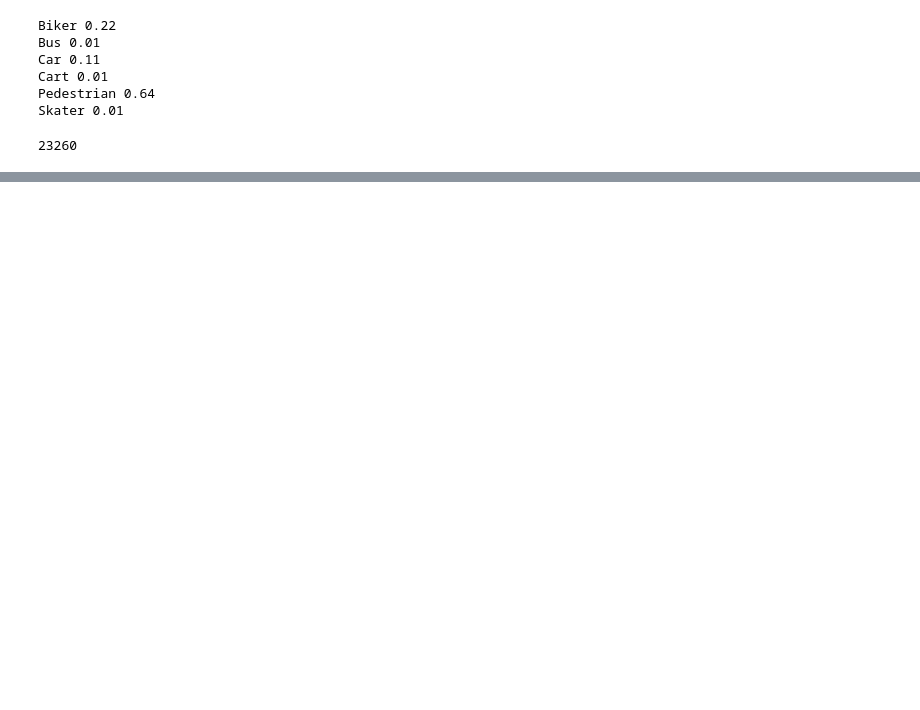
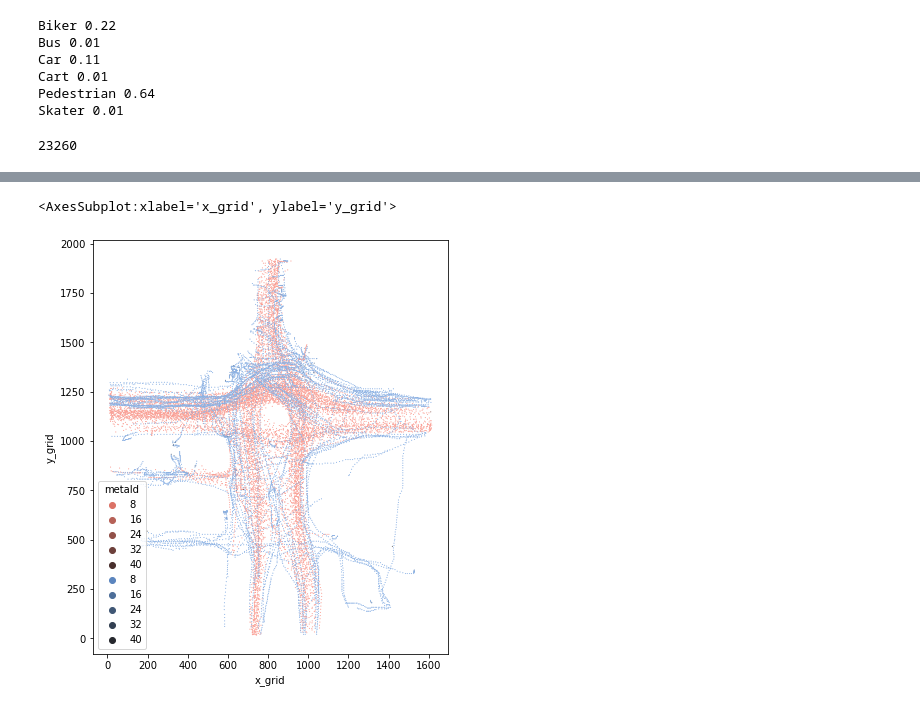
Before and after one commit to danyayay/ynet_adaptive, a Jupyter notebook: notebook/dataset.ipynb, the cells around one changed output, grey strips where cells are left out. Saved outputs shown, nothing was run; the diff lists cells and outputs as text; code cells hidden in the pictures; blank space fills up the shorter version.

```diff
--- a/notebook/dataset.ipynb
+++ b/notebook/dataset.ipynb
@@ -379,0 +544,6 @@ np.array(list(num.values())).sum()
+# %%
+df_dc_biker['x_grid'] = df_dc_biker.x.values.astype(int)
+df_dc_biker['y_grid'] = df_dc_biker.y.values.astype(int)
+df_dc_ped['x_grid'] = df_dc_ped.x.values.astype(int)
+df_dc_ped['y_grid'] = df_dc_ped.y.values.astype(int)
+df_dc_biker.head(), df_dc_ped.head()
@@ -379,0 +588,3 @@ np.array(list(num.values())).sum()
+# %%
+df_dc_biker_grid = df_dc_biker.groupby(by=['x_grid', 'y_grid']).count()['metaId'].reset_index()
+df_dc_ped_grid = df_dc_ped.groupby(by=['x_grid', 'y_grid']).count()['metaId'].reset_index()
@@ -379,0 +655,7 @@ np.array(list(num.values())).sum()
+# %%
+fig, ax = plt.subplots(1, 1, figsize=(width, height))
+sns.scatterplot(data=df_dc_biker_grid, x="x_grid", y="y_grid", hue="metaId", s=1, palette='dark:salmon_r', ax=ax)
+sns.scatterplot(data=df_dc_ped_grid, x="x_grid", y="y_grid", hue="metaId", s=1, palette=sns.dark_palette("#69d", reverse=True, as_cmap=True), ax=ax)
+# %% [output]
+<AxesSubplot:xlabel='x_grid', ylabel='y_grid'>
+[figure, added]
```
Also changed, not shown: parts of 34 cells of this notebook, 2 other files.
